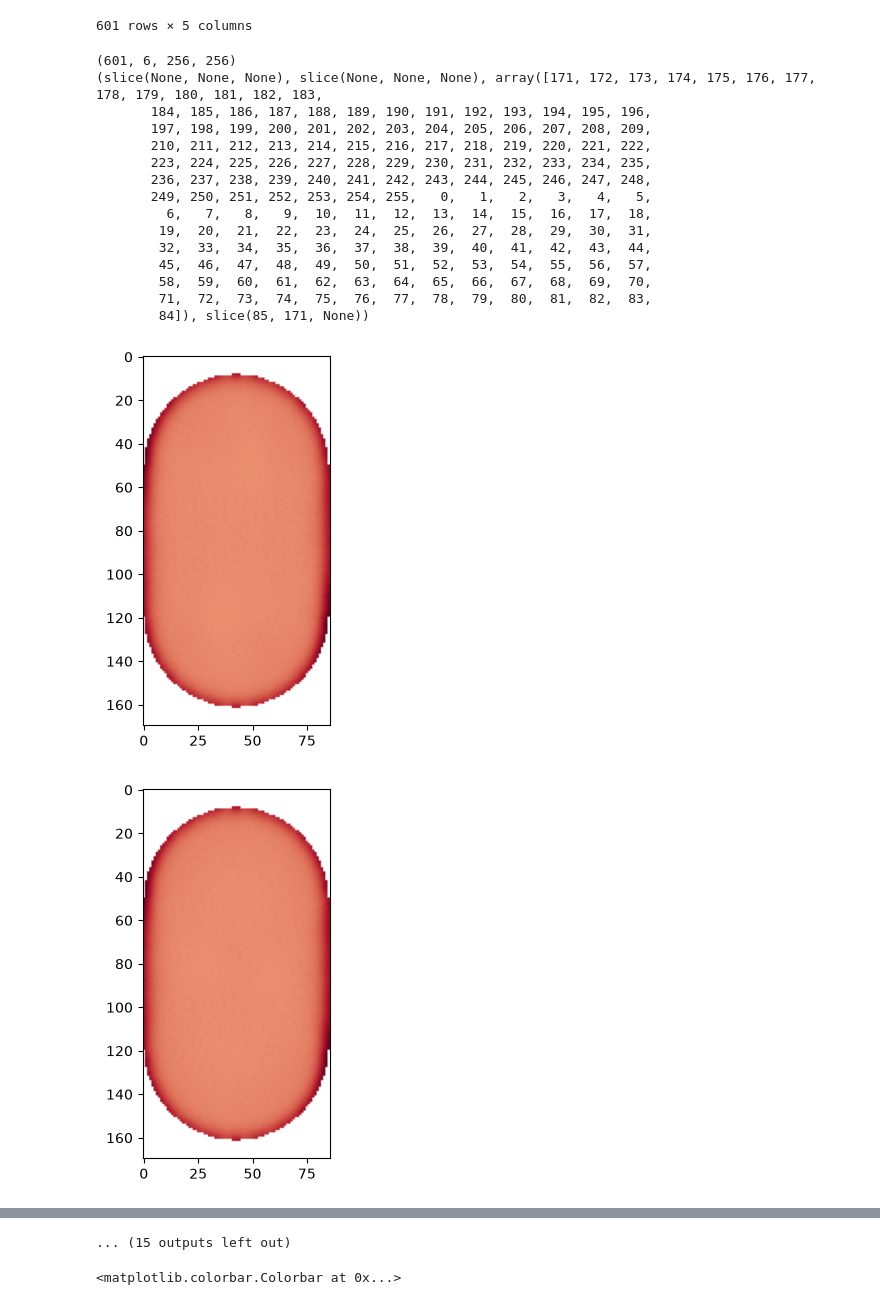
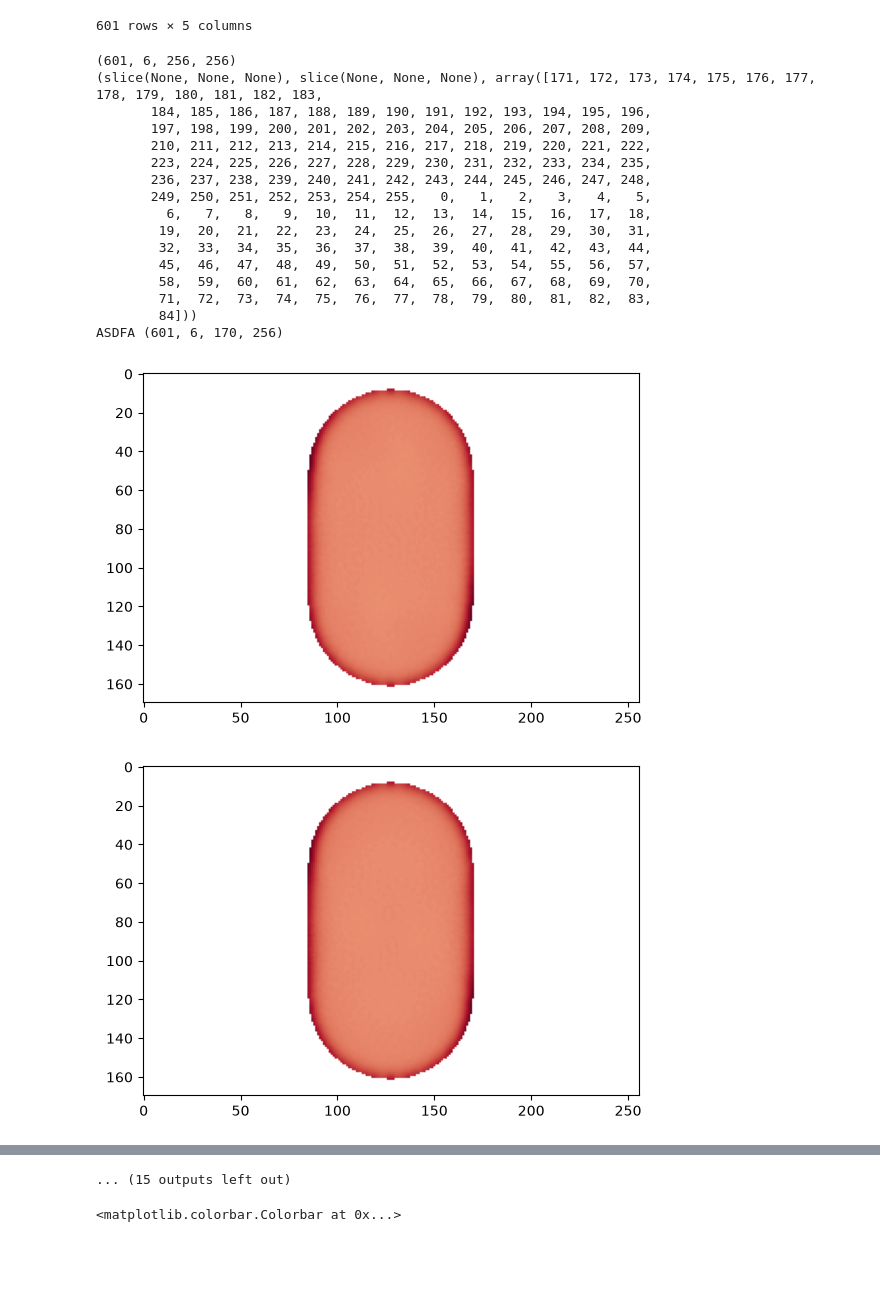
Before and after one commit to Weaser15/maglab, a Jupyter notebook: notebooks/ringdown.ipynb, the cells around one changed output, grey strips where cells are left out. Drawn from its saved outputs; the diff is of its cells as text; code cells hidden in the pictures; blank space fills up the shorter version.

```diff
--- a/notebooks/ringdown.ipynb
+++ b/notebooks/ringdown.ipynb
@@ -120,6 +120,11 @@ times = [224.9, 198.6, 195.4, 474.7]
 steps = [39730, 39727, 39767, 152996]
 # %%
 blss = []
+# %%
+DIRPATH = Path(r"C:\Users\qqhx82\OneDrive - Durham University\PhD Files\Simulations\2026-09-21 15nm ASI BLS\E3_256_m100.out")
+
+
+spec, freqs, bls, fmr = l_rd.load_ringdown(DIRPATH)
 # %%
 horizontal = (60, 120), (120, 60)
 vertical = (60, 120), (120, 60)
@@ -136,33 +141,36 @@ yrange = (a, b)
 from scipy.signal import find_peaks
 peak_idxs, _ = find_peaks(bls[:300])
 f_idx = 56
 mask = p_state.boundary_slice_mask(spec.shape, [slice(None), slice(None), slice(*xrange), slice(*yrange)])
+mask = p_state.boundary_slice_mask(spec.shape, [slice(None), slice(None), slice(*xrange)])
 print(spec.shape)
 print(mask)
+print("ASDFA", p_state.get_mask_shape(spec, mask))
 for f_idx in peak_idxs:
     s = spec[mask]
     s = s[f_idx].mean(axis=0)                    # average over z
     s *= np.exp(-1j*np.angle(s.flat[np.argmax(np.abs(s))]))
     v = np.abs(s.real).max()
     s[s == 0.0] = np.nan
     plt.imshow(s.real, cmap='RdBu_r', vmin=-v, vmax=v)
     # plt.imshow(np.log(s.real), cmap="RdBu_r")
     plt.show()
 # %% [output]
 (601, 6, 256, 256)
 (slice(None, None, None), slice(None, None, None), array([171, 172, 173, 174, 175, 176, 177, 178, 179, 180, 181, 182, 183,
        184, 185, 186, 187, 188, 189, 190, 191, 192, 193, 194, 195, 196,
        197, 198, 199, 200, 201, 202, 203, 204, 205, 206, 207, 208, 209,
        210, 211, 212, 213, 214, 215, 216, 217, 218, 219, 220, 221, 222,
        223, 224, 225, 226, 227, 228, 229, 230, 231, 232, 233, 234, 235,
        236, 237, 238, 239, 240, 241, 242, 243, 244, 245, 246, 247, 248,
        249, 250, 251, 252, 253, 254, 255,   0,   1,   2,   3,   4,   5,
          6,   7,   8,   9,  10,  11,  12,  13,  14,  15,  16,  17,  18,
         19,  20,  21,  22,  23,  24,  25,  26,  27,  28,  29,  30,  31,
         32,  33,  34,  35,  36,  37,  38,  39,  40,  41,  42,  43,  44,
         45,  46,  47,  48,  49,  50,  51,  52,  53,  54,  55,  56,  57,
         58,  59,  60,  61,  62,  63,  64,  65,  66,  67,  68,  69,  70,
         71,  72,  73,  74,  75,  76,  77,  78,  79,  80,  81,  82,  83,
-        84]), slice(85, 171, None))
+        84]))
+ASDFA (601, 6, 170, 256)
-[figure, old version]
+[figure, new version]
-[figure, old version]
+[figure, new version]
```
Also changed, not shown: parts of 1 cell of this notebook, 2 other files.
